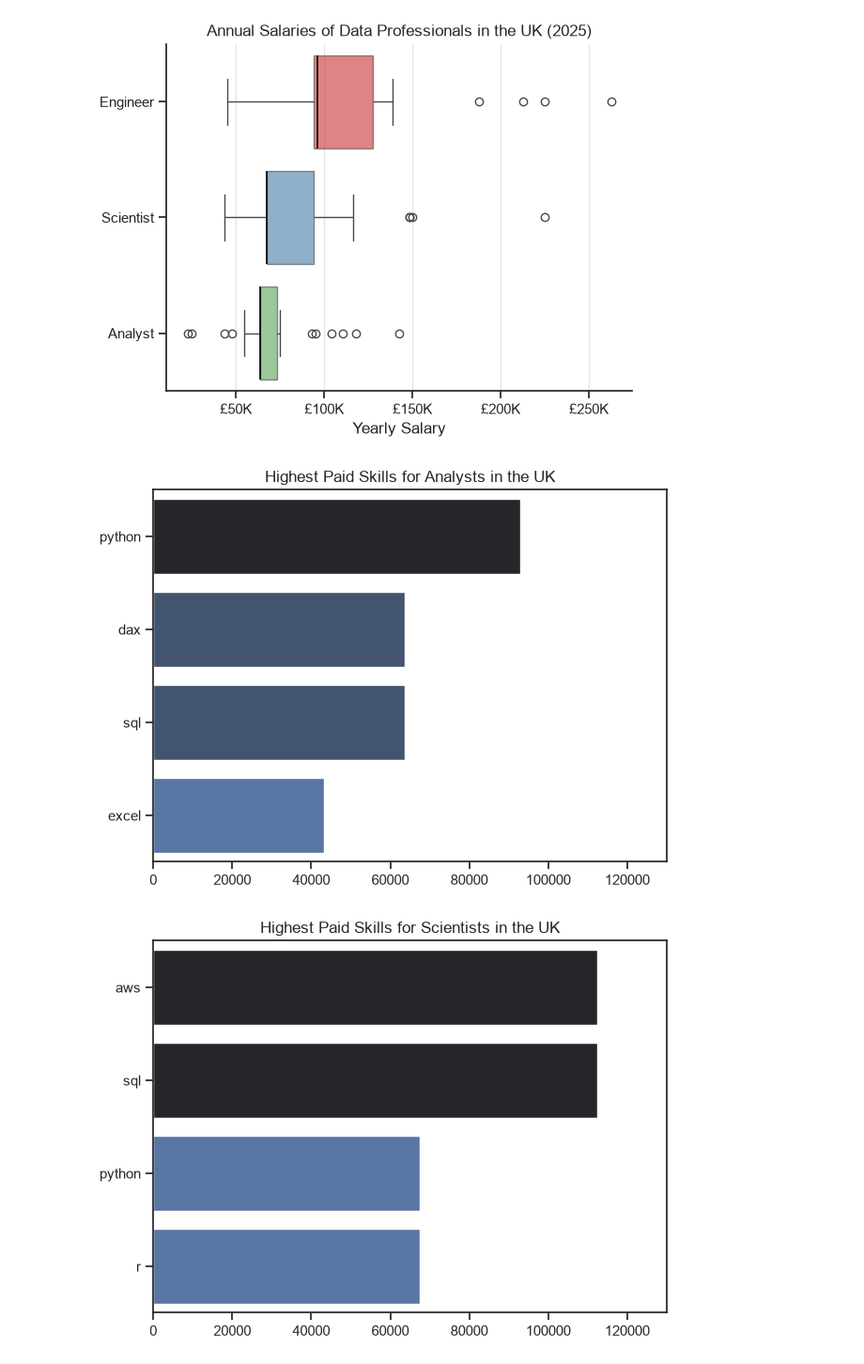
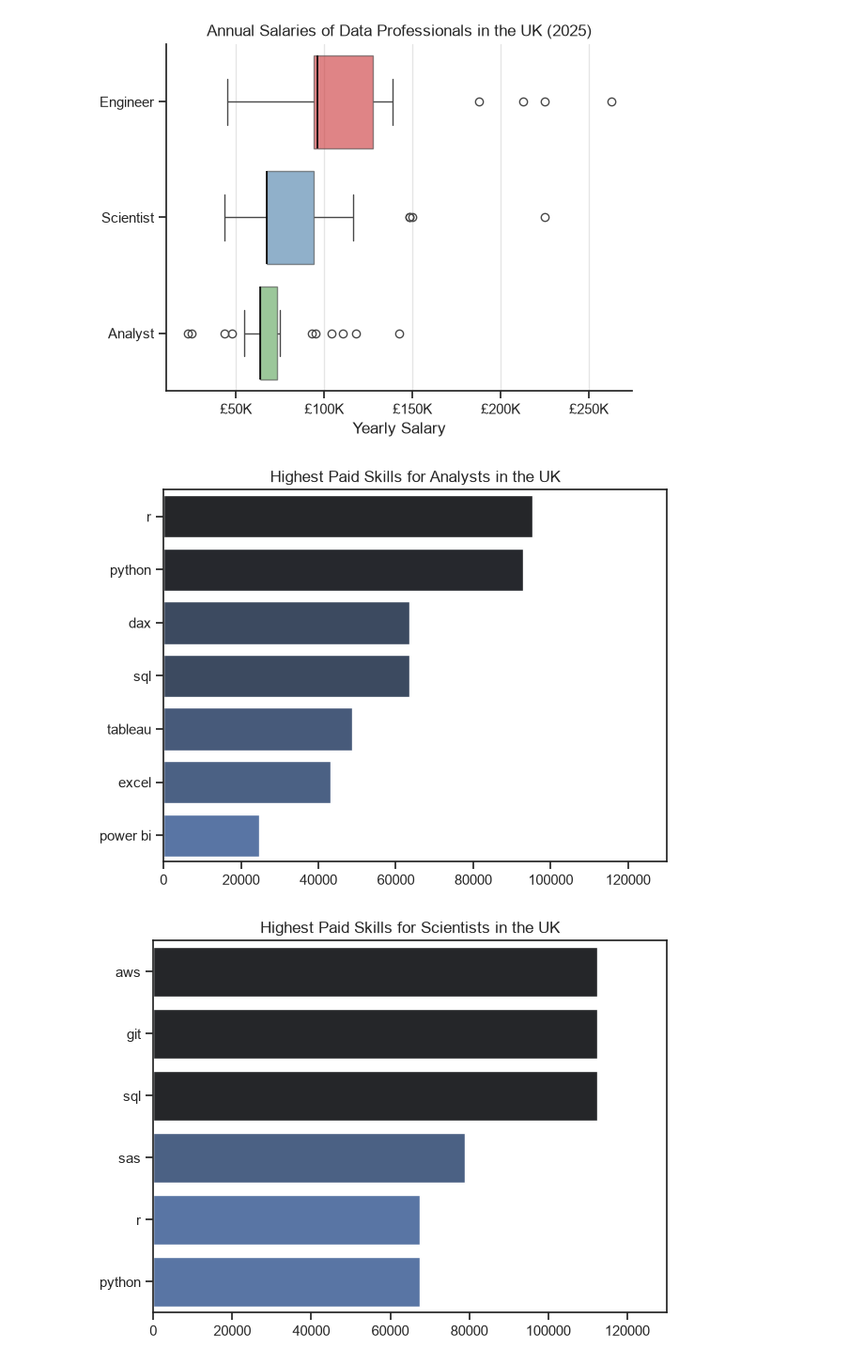
Before and after one commit to Frasermc2605/Python_Data_Project, a Jupyter notebook: Project/job_salariesi.ipynb, the cells around one changed output. Shown at 94% size. Cells and saved outputs as stored; diff of their text form; code cells hidden in the pictures.

Commit message:
created chap 4 figures

```diff
--- a/Project/job_salariesi.ipynb
+++ b/Project/job_salariesi.ipynb
@@ -72,34 +72,34 @@ df_jobs = [
 df_jobs_exploded = [
     i.explode('job_skills').dropna(subset=['job_skills'])
     for i in df_jobs
 ]
 sns.set_theme(style = 'ticks')
 for ((i, dframe), job) in zip((enumerate(df_jobs_exploded)), job_list):
     highest_paid_skills = (
         dframe.groupby('job_skills').agg(
         median_salary=('salary_year_avg', 'median'),
-        counts = ('salary_year_avg', 'count')
+        counts = ('salary_year_avg', 'size')
     )
     )
     highest_paid_skills = (
-        highest_paid_skills[highest_paid_skills['counts'] >= 5]
+        highest_paid_skills[highest_paid_skills['counts'] >= 3]
         .sort_values(by = 'median_salary', ascending = False)
         .head(7)
     )
 
     sns.barplot(data = highest_paid_skills,
                  x = 'median_salary',
                    y = 'job_skills',
                    hue = 'median_salary',
                    palette = 'dark:b_r'
                 )
     plt.title(f"Highest Paid Skills for {job}s in the UK")
     plt.ylabel('')
     plt.xlabel('')
     plt.xlim(0,130000)
     plt.legend().remove()
     plt.tight_layout()
     plt.show()
 # %% [output]
-[figure, old version]
+[figure, new version]
-[figure, old version]
+[figure, new version]
```
Also changed, not shown: parts of 2 cells of this notebook, 9 other files.
